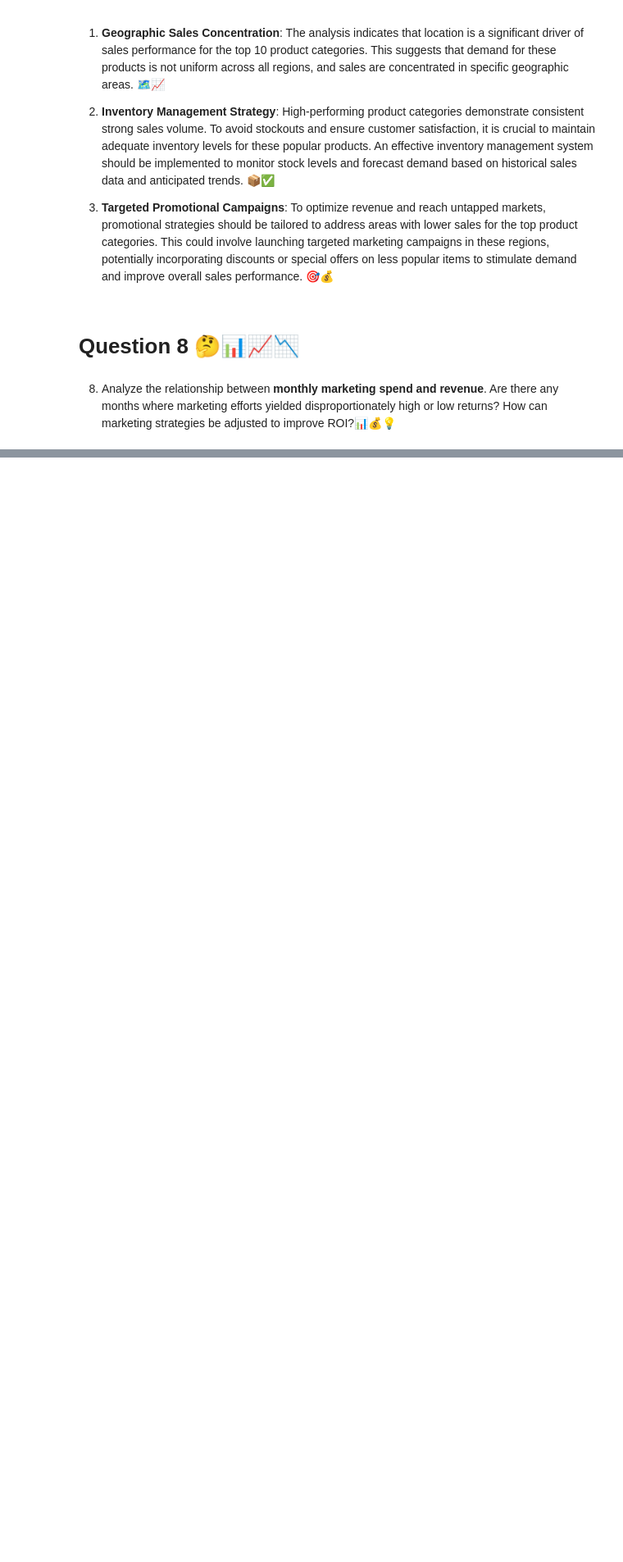
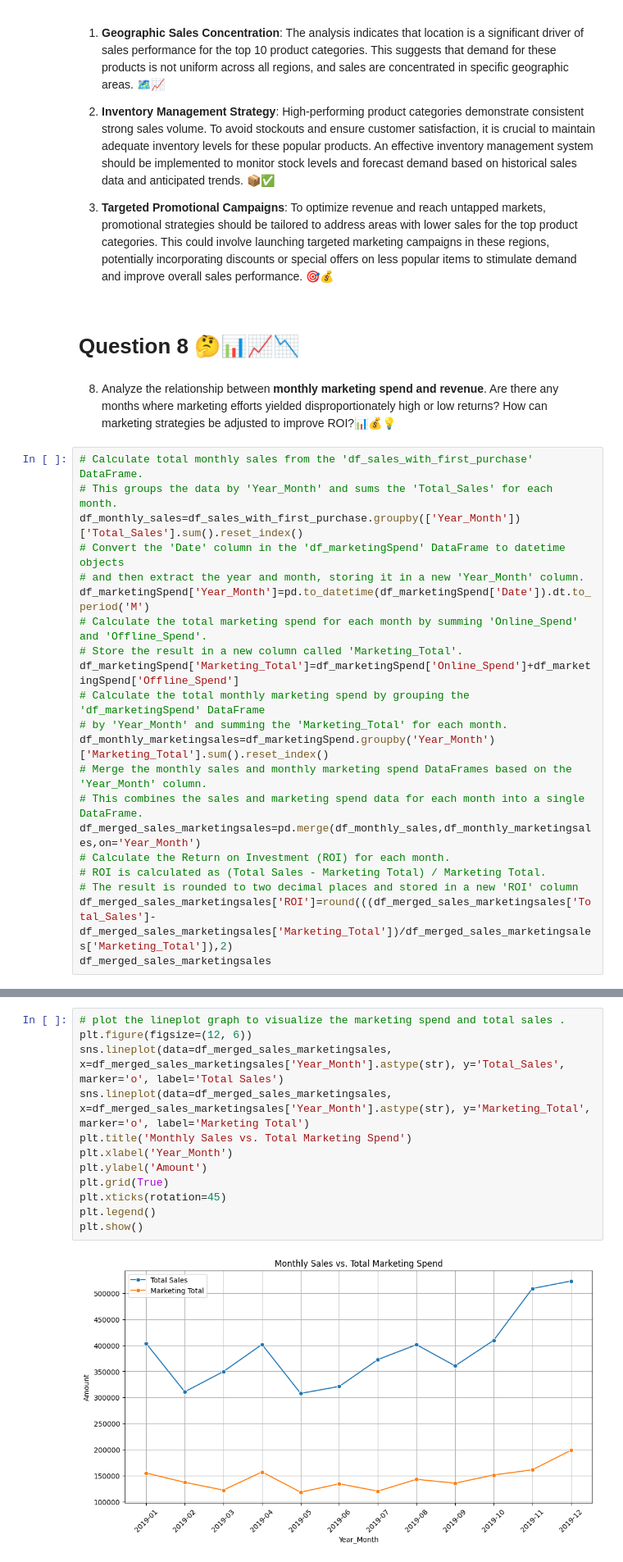
Before and after one commit to Smita569/E-commerce_Marketing_and_sales, a Jupyter notebook: E_commerce_Marketing_and_sales_Business_Case.ipynb, the cells around one changed output, grey strips where cells are left out. Shown at 82% size. Cells and saved outputs as stored; diff of their text form; blank space fills up the shorter version.

```diff
--- a/E_commerce_Marketing_and_sales_Business_Case.ipynb
+++ b/E_commerce_Marketing_and_sales_Business_Case.ipynb
@@ -544,3 +544,24 @@ plt.show()
 # Question 8 🤔📊📈📉
 # %% [markdown]
 8. Analyze the relationship between **monthly marketing spend and revenue**. Are there any months where marketing efforts yielded disproportionately high or low returns? How can marketing strategies be adjusted to improve ROI?📊💰💡
+# %%
+# Calculate total monthly sales from the 'df_sales_with_first_purchase' DataFrame.
+# This groups the data by 'Year_Month' and sums the 'Total_Sales' for each month.
+df_monthly_sales=df_sales_with_first_purchase.groupby(['Year_Month'])['Total_Sales'].sum().reset_index()
+# Convert the 'Date' column in the 'df_marketingSpend' DataFrame to datetime objects
+# and then extract the year and month, storing it in a new 'Year_Month' column.
+df_marketingSpend['Year_Month']=pd.to_datetime(df_marketingSpend['Date']).dt.to_period('M')
+# Calculate the total marketing spend for each month by summing 'Online_Spend' and 'Offline_Spend'.
+# Store the result in a new column called 'Marketing_Total'.
+df_marketingSpend['Marketing_Total']=df_marketingSpend['Online_Spend']+df_marketingSpend['Offline_Spend']
+# Calculate the total monthly marketing spend by grouping the 'df_marketingSpend' DataFrame
+# by 'Year_Month' and summing the 'Marketing_Total' for each month.
+df_monthly_marketingsales=df_marketingSpend.groupby('Year_Month')['Marketing_Total'].sum().reset_index()
+# Merge the monthly sales and monthly marketing spend DataFrames based on the 'Year_Month' column.
+# This combines the sales and marketing spend data for each month into a single DataFrame.
+df_merged_sales_marketingsales=pd.merge(df_monthly_sales,df_monthly_marketingsales,on='Year_Month')
+# Calculate the Return on Investment (ROI) for each month.
+# ROI is calculated as (Total Sales - Marketing Total) / Marketing Total.
+# The result is rounded to two decimal places and stored in a new 'ROI' column
+df_merged_sales_marketingsales['ROI']=round(((df_merged_sales_marketingsales['Total_Sales']-df_merged_sales_marketingsales['Marketing_Total'])/df_merged_sales_marketingsales['Marketing_Total']),2)
+df_merged_sales_marketingsales
@@ -546,0 +582,14 @@ plt.show()
+# %%
+# plot the lineplot graph to visualize the marketing spend and total sales .
+plt.figure(figsize=(12, 6))
+sns.lineplot(data=df_merged_sales_marketingsales, x=df_merged_sales_marketingsales['Year_Month'].astype(str), y='Total_Sales', marker='o', label='Total Sales')
+sns.lineplot(data=df_merged_sales_marketingsales, x=df_merged_sales_marketingsales['Year_Month'].astype(str), y='Marketing_Total', marker='o', label='Marketing Total')
+plt.title('Monthly Sales vs. Total Marketing Spend')
+plt.xlabel('Year_Month')
+plt.ylabel('Amount')
+plt.grid(True)
+plt.xticks(rotation=45)
+plt.legend()
+plt.show()
+# %% [output]
+[figure, added]
```
Also changed, not shown: parts of 3 cells of this notebook.
